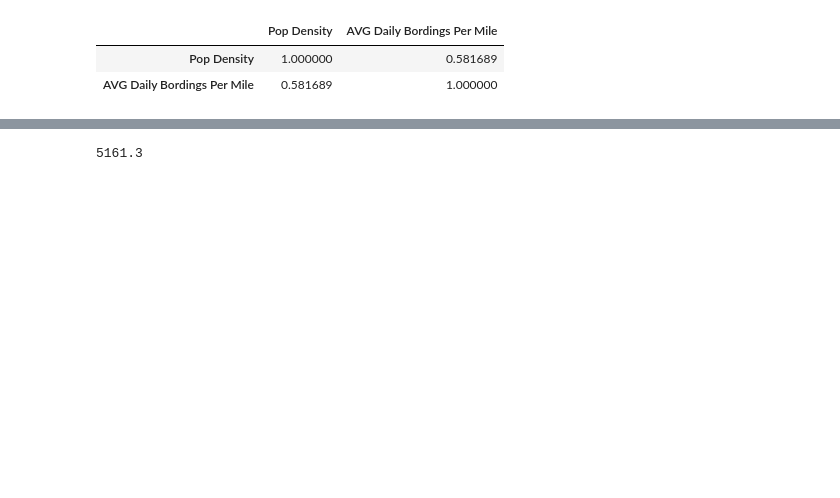
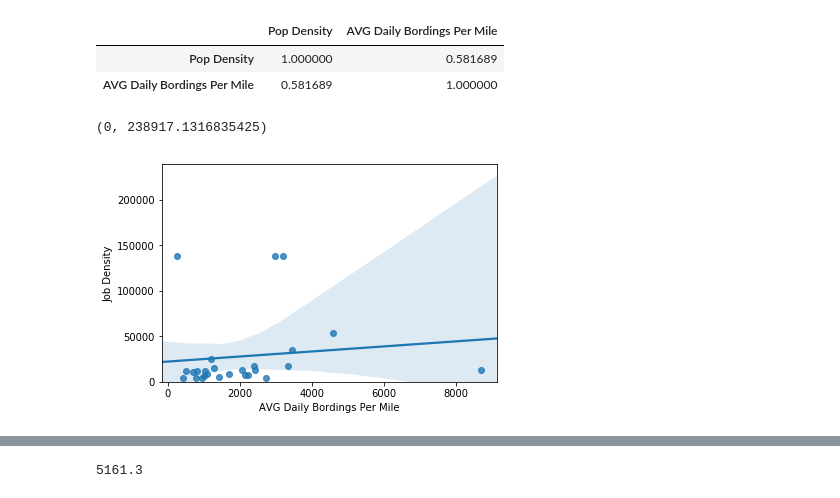
Before and after one commit to sarikard/Coursera-Capstone, a Jupyter notebook: Atlanta Transit Expansion.ipynb, the cells around one changed output, grey strips where cells are left out. Cells and saved outputs as stored; diff of their text form; code cells hidden in the pictures; blank space fills up the shorter version.

```diff
--- a/Atlanta Transit Expansion.ipynb
+++ b/Atlanta Transit Expansion.ipynb
@@ -94,4 +96,12 @@ df_rs[["Pop Density", "AVG Daily Bordings Per Mile"]].corr()
 |  | Pop Density | AVG Daily Bordings Per Mile |
 | Pop Density | 1.000000 | 0.581689 |
 | AVG Daily Bordings Per Mile | 0.581689 | 1.000000 |
+# %%
+#visualize the correlation between AVG Daily Bordings Per Mile and Job Density
+
+sns.regplot(x="AVG Daily Bordings Per Mile", y="Job Density", data=df_rs)
+plt.ylim(0,)
+# %% [output]
+(0, 238917.1316835425)
+[figure, added]
 # %%
```
Also changed, not shown: parts of 21 cells of this notebook.
